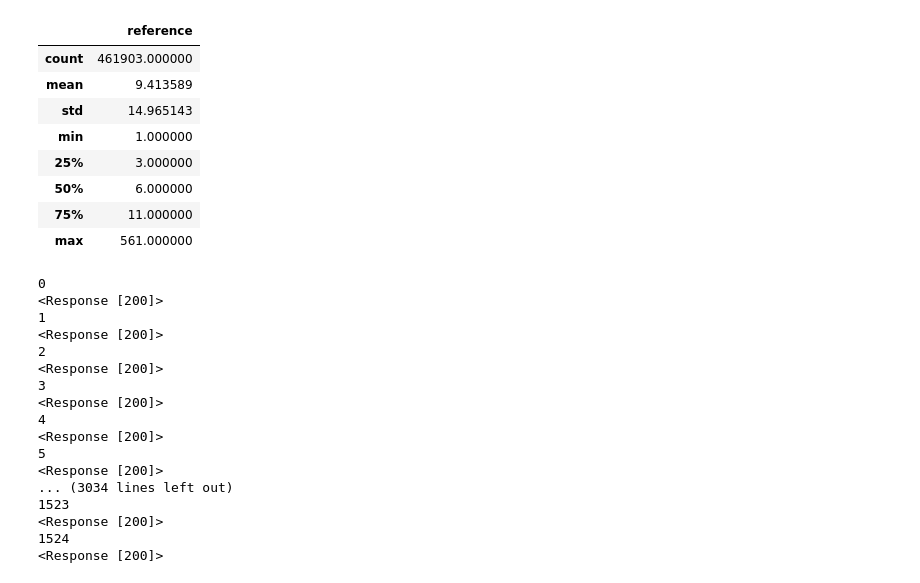
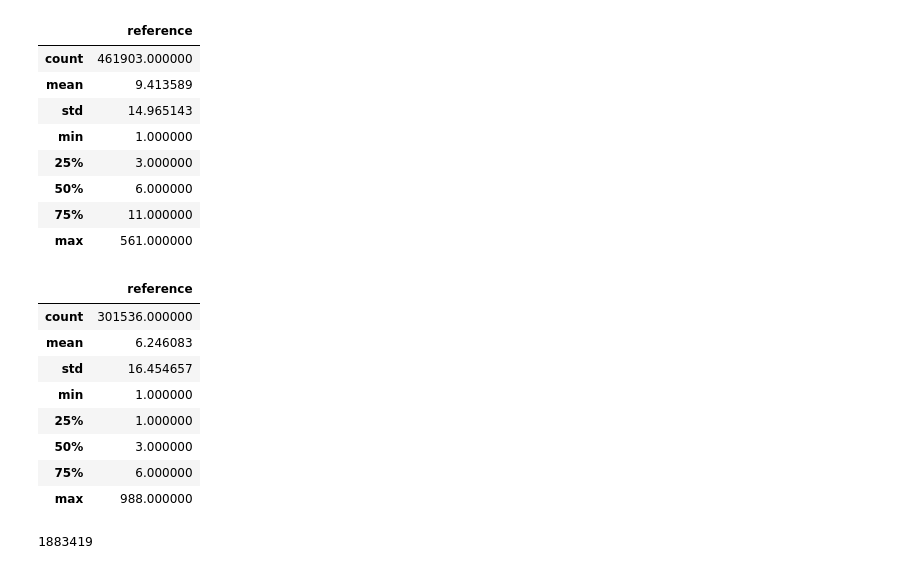
Before and after one commit to TieraLee/patents, a Jupyter notebook: finding citation data.ipynb, the cells around one changed output. Saved outputs shown, nothing was run; the diff lists cells and outputs as text; code cells hidden in the pictures.

```diff
--- a/finding citation data.ipynb
+++ b/finding citation data.ipynb
@@ -216,3 +227,5 @@ citations.to_csv('designCitations.csv')
+# %%
+citations = pd.read_csv('designCitations.csv', usecols=['patent_number','reference'])
 # %%
 # Just design citations
 citations_design = citations[citations.reference.str.contains('D')].reset_index(drop=True)
@@ -228,4 +240,18 @@ citations_design.groupby('patent_number').agg('count').describe()
 | 50% | 6.000000 |
 | 75% | 11.000000 |
 | max | 561.000000 |
+# %%
+# just utility citations
+citations_utility = citations[~citations.reference.str.contains('D')].reset_index(drop=True)
+citations_utility.groupby('patent_number').agg('count').describe()
+# %% [output]
+|  | reference |
+| count | 301536.000000 |
+| mean | 6.246083 |
+| std | 16.454657 |
+| min | 1.000000 |
+| 25% | 1.000000 |
+| 50% | 3.000000 |
+| 75% | 6.000000 |
+| max | 988.000000 |
 # %%
@@ -248,21 +274,3 @@ def pull_citation_classes(starter_df, reference_df):
 # %%
-citations_design_class = pd.DataFrame()
-citations_design_class = pull_citation_classes(citations_design_class, citations_design)
+# citations_design_class = pd.DataFrame()
+# citations_design_class = pull_citation_classes(citations_design_class, citations_design)
-# %% [output]
-0
-<Response [200]>
-1
-<Response [200]>
-2
-<Response [200]>
-3
-<Response [200]>
-4
-<Response [200]>
-5
-<Response [200]>
-... (3034 lines left out)
-1523
-<Response [200]>
-1524
-<Response [200]>
@@ -268,0 +295,6 @@ citations_design_class = pull_citation_classes(citations_design_class, citations
+# %%
+utility_urls = gather_urls(citations_utility.reference)
+
+len(utility_urls)
+# %% [output]
+1883419
```
Also changed, not shown: parts of 12 cells of this notebook.
